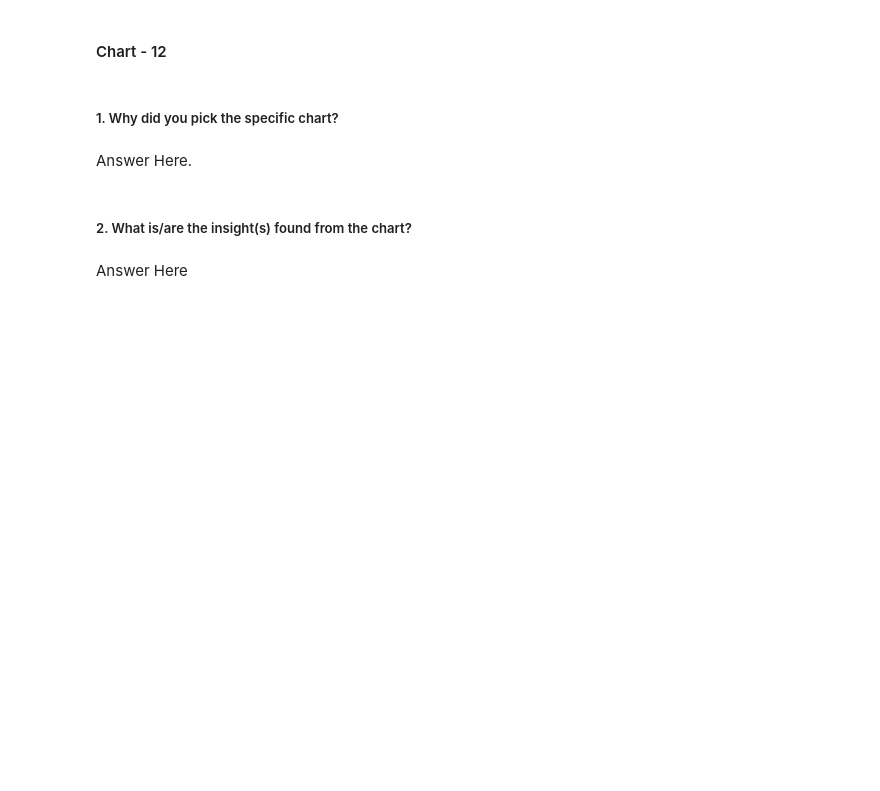
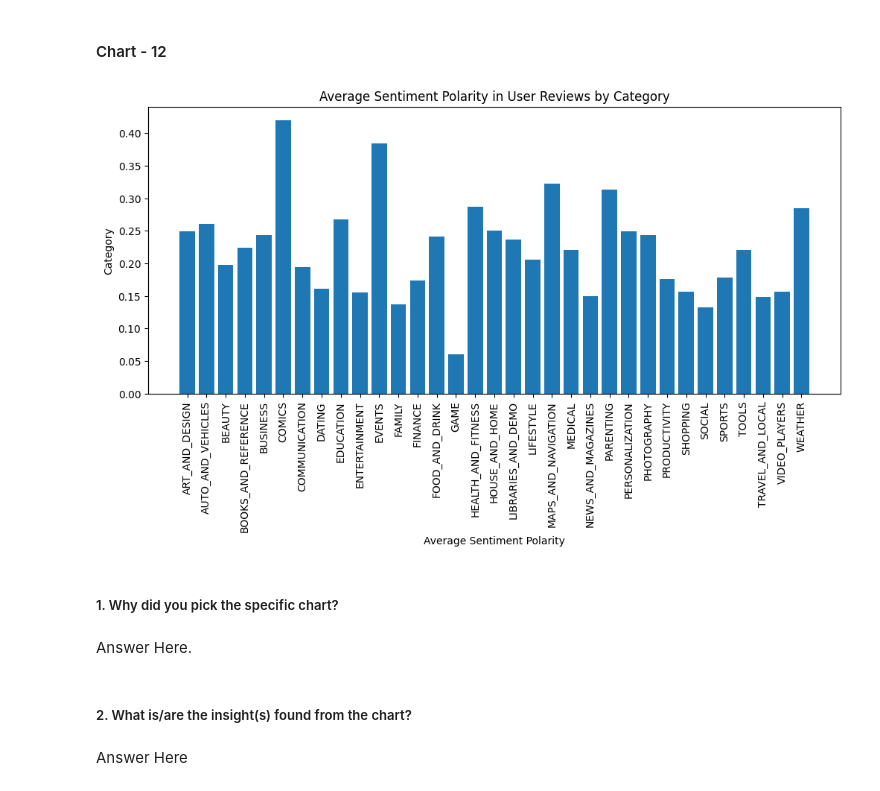
Before and after one commit to JatinKrRana/Alma_Better-Capstone_Project_1, a Jupyter notebook: Play_Store_App_Review_Analysis.ipynb, the cells around one changed output. Drawn from its saved outputs; the diff is of its cells as text; code cells hidden in the pictures; blank space fills up the shorter version.

```diff
--- a/Play_Store_App_Review_Analysis.ipynb
+++ b/Play_Store_App_Review_Analysis.ipynb
@@ -1274,3 +1343,18 @@ Answer Here
+# %%
+average_polarity = merged_df.groupby('Category')['Avg_Sentiment_Polarity'].mean()
+# average_subjectivity = merged_df.groupby('Category')['Avg_Sentiment_Subjectivity'].mean()
+
+plt.figure(figsize=(12, 5))
+
+plt.bar(average_polarity.index, average_polarity.values)
+
+plt.xlabel('Average Sentiment Polarity')
+plt.ylabel('Category')
+plt.title('Average Sentiment Polarity in User Reviews by Category')
+plt.xticks(rotation=90)
+plt.show()
+# %% [output]
+[figure, added]
 # %% [markdown]
 ##### 1. Why did you pick the specific chart?
 # %% [markdown]
```
Also changed, not shown: parts of 22 cells of this notebook.
